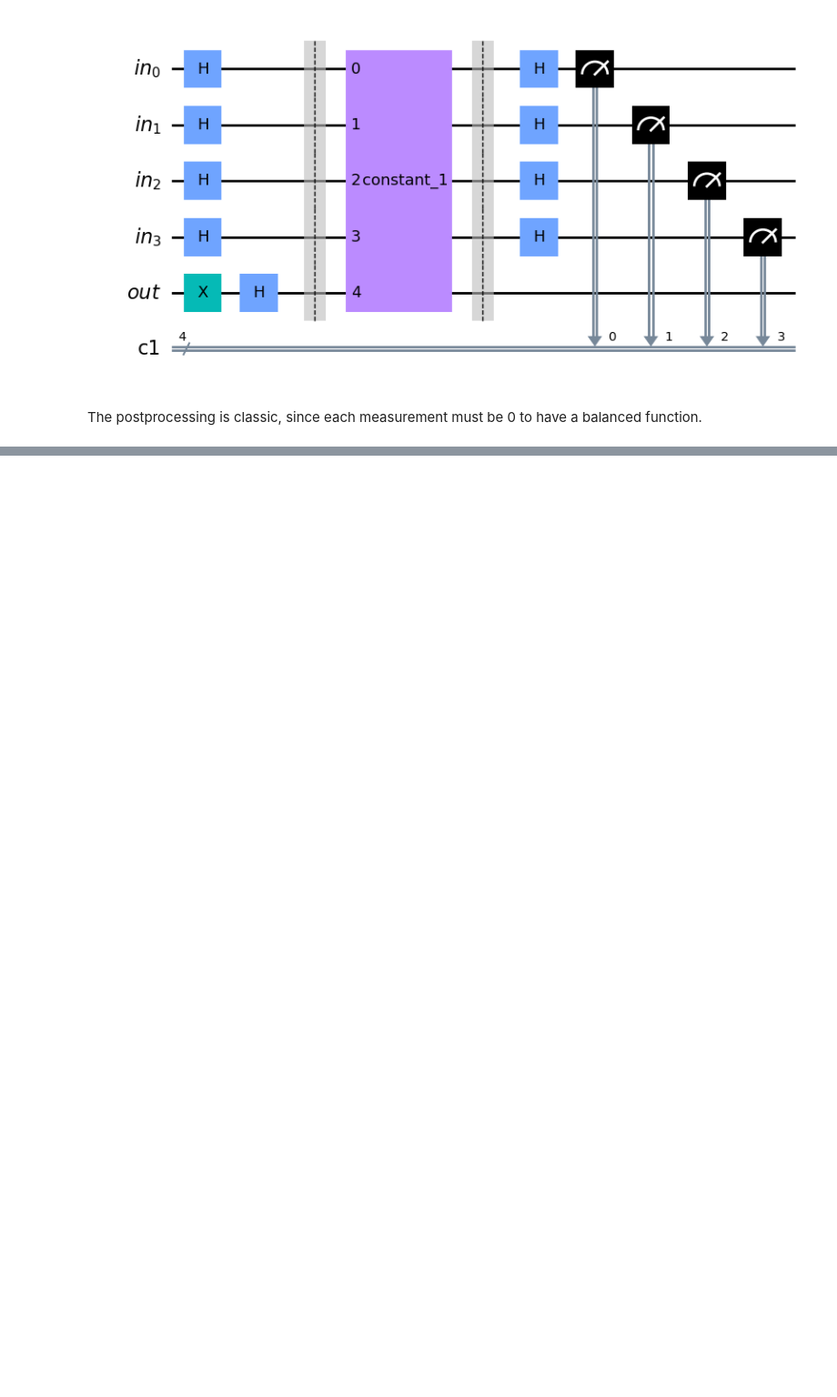
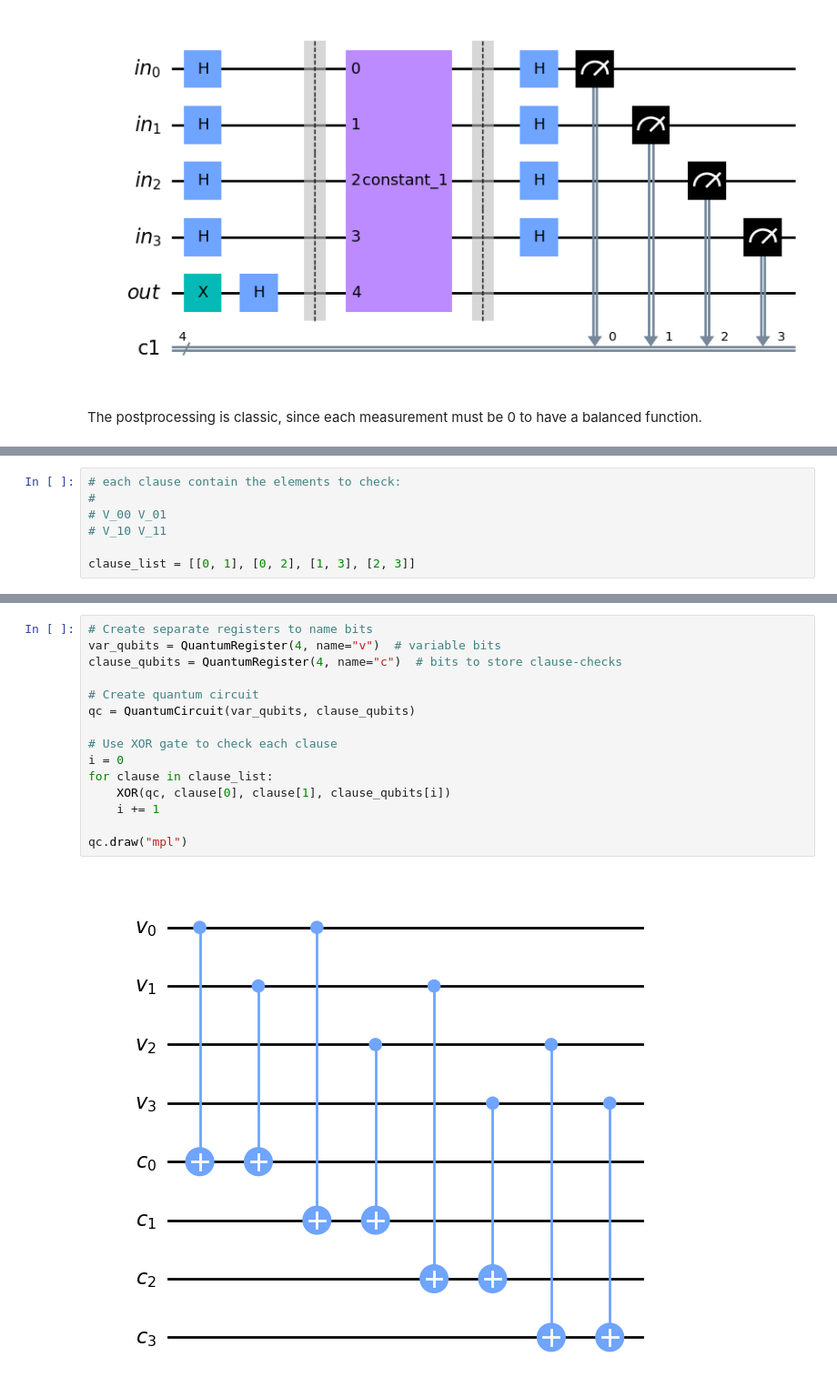
Before and after one commit to Dovah-Aerdna/quantum_algorithms_lectures, a Jupyter notebook: lecture1.ipynb, the cells around one changed output, grey strips where cells are left out. Shown: that part at 91% size. Saved outputs shown, nothing was run; the diff lists cells and outputs as text; blank space fills up the shorter version.

```diff
--- a/lecture1.ipynb
+++ b/lecture1.ipynb
@@ -663,0 +676,7 @@ job_dj.result().quasi_dists
+# %%
+# each clause contain the elements to check:
+#
+# V_00 V_01
+# V_10 V_11
+
+clause_list = [[0, 1], [0, 2], [1, 3], [2, 3]]
@@ -663,0 +700,17 @@ job_dj.result().quasi_dists
+# %%
+# Create separate registers to name bits
+var_qubits = QuantumRegister(4, name="v")  # variable bits
+clause_qubits = QuantumRegister(4, name="c")  # bits to store clause-checks
+
+# Create quantum circuit
+qc = QuantumCircuit(var_qubits, clause_qubits)
+
+# Use XOR gate to check each clause
+i = 0
+for clause in clause_list:
+    XOR(qc, clause[0], clause[1], clause_qubits[i])
+    i += 1
+
+qc.draw("mpl")
+# %% [output]
+[figure, added]
```
Also changed, not shown: parts of 78 cells of this notebook, 2 other files.
